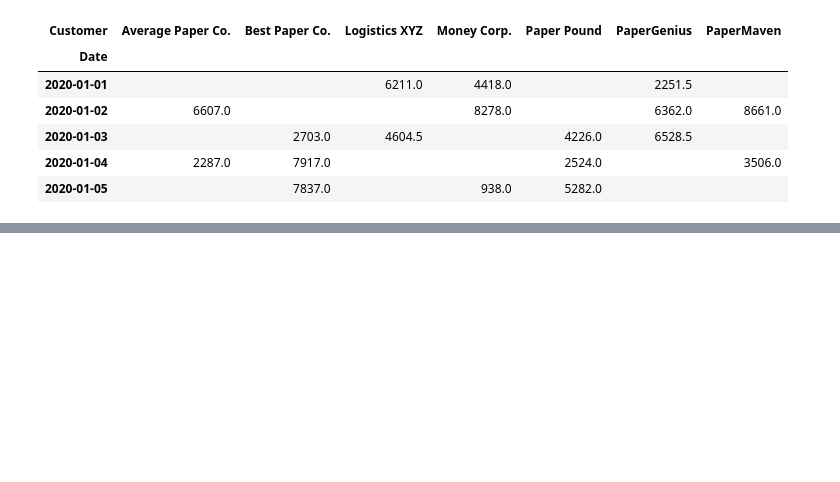
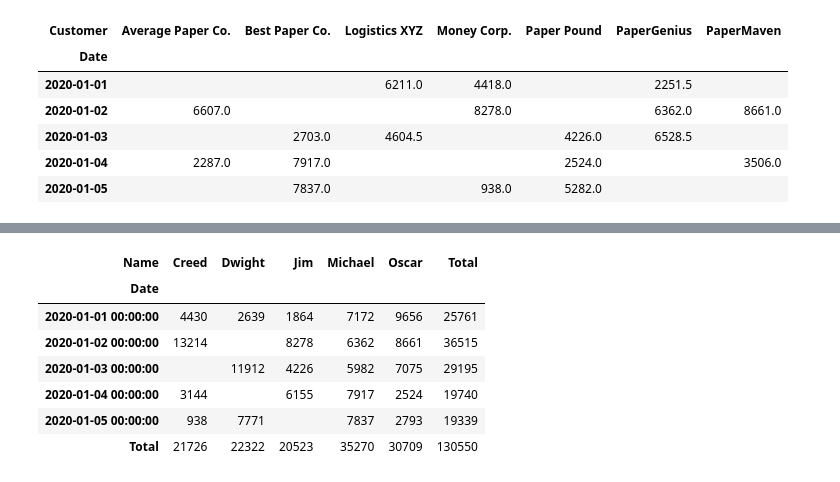
Before and after one commit to singamravibabu/batch23, a Jupyter notebook: Pandas 6.ipynb, the cells around one changed output, grey strips where cells are left out. Saved outputs shown, nothing was run; the diff lists cells and outputs as text; code cells hidden in the pictures; blank space fills up the shorter version.

```diff
--- a/Pandas 6.ipynb
+++ b/Pandas 6.ipynb
@@ -128,0 +161,19 @@ sales.pivot_table(
+# %%
+sales.pivot_table(
+    index="Date",
+    columns="Name",
+    values= "Revenue",
+    aggfunc="sum",
+    fill_value = "",
+    margins = True,
+    margins_name = "Total"
+)
+# %% [output]
+| Name | Creed | Dwight | Jim | Michael | Oscar | Total |
+| Date |  |  |  |  |  |  |
+| 2020-01-01 00:00:00 | 4430 | 2639 | 1864 | 7172 | 9656 | 25761 |
+| 2020-01-02 00:00:00 | 13214 |  | 8278 | 6362 | 8661 | 36515 |
+| 2020-01-03 00:00:00 |  | 11912 | 4226 | 5982 | 7075 | 29195 |
+| 2020-01-04 00:00:00 | 3144 |  | 6155 | 7917 | 2524 | 19740 |
+| 2020-01-05 00:00:00 | 938 | 7771 |  | 7837 | 2793 | 19339 |
+| Total | 21726 | 22322 | 20523 | 35270 | 30709 | 130550 |
```
Also changed, not shown: parts of 12 cells of this notebook.
